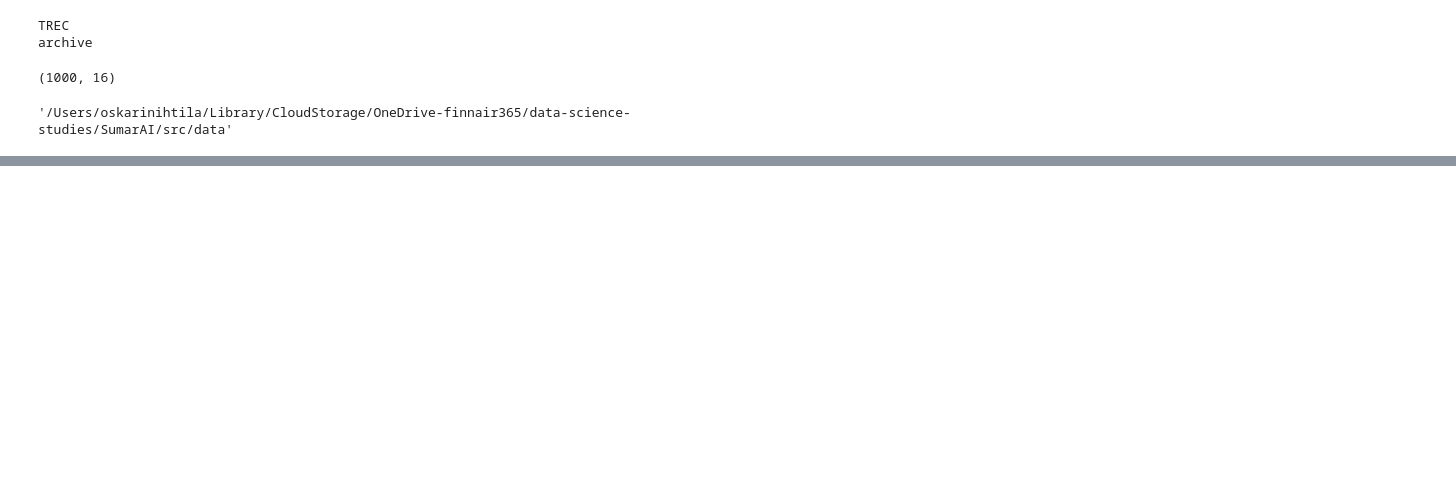
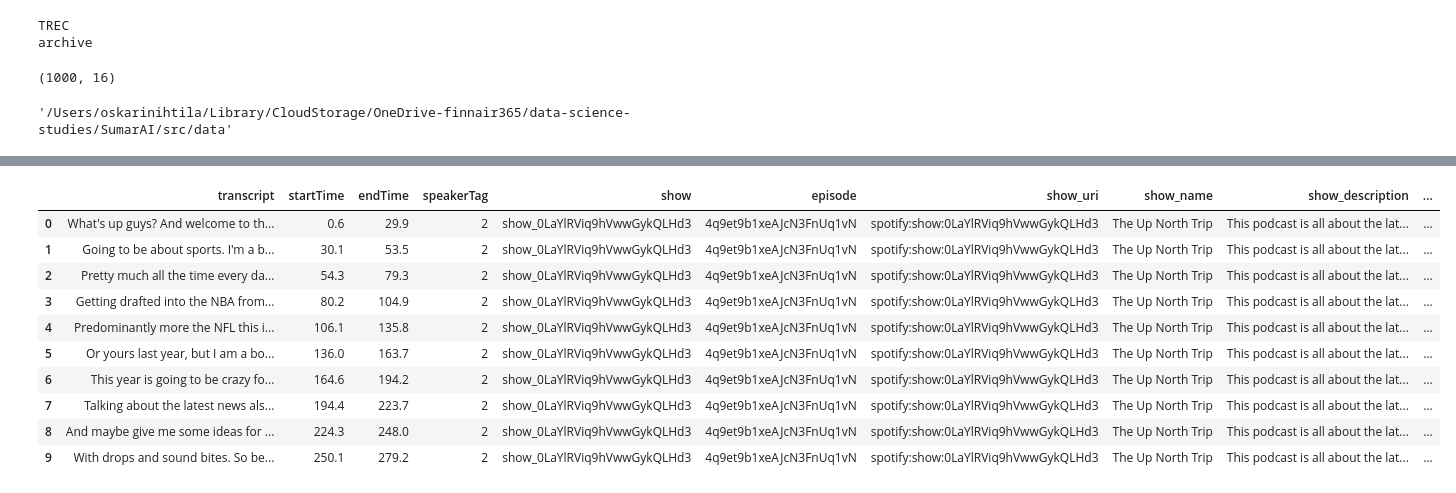
Before and after one commit to CSP-SumarAI/SumarAI, a Jupyter notebook: notebooks/json_parser.ipynb, the cells around one changed output, grey strips where cells are left out. Cells and saved outputs as stored; diff of their text form; code cells hidden in the pictures; blank space fills up the shorter version.

```diff
--- a/notebooks/json_parser.ipynb
+++ b/notebooks/json_parser.ipynb
@@ -268,0 +255,15 @@ read_from_s3(filename, filetype=None)
+# %%
+df = pd.read_csv('csv/transcript_timestamps.csv', index_col=0)
+df.head(10)
+# %% [output]
+|  | transcript | startTime | endTime | speakerTag | show | episode | show_uri | show_name | show_description | ... |
+| 0 | What's up guys? And welcome to th... | 0.6 | 29.9 | 2 | show_0LaYlRViq9hVwwGykQLHd3 | 4q9et9b1xeAJcN3FnUq1vN | spotify:show:0LaYlRViq9hVwwGykQLHd3 | The Up North Trip | This podcast is all about the lat... | ... |
+| 1 | Going to be about sports. I'm a b... | 30.1 | 53.5 | 2 | show_0LaYlRViq9hVwwGykQLHd3 | 4q9et9b1xeAJcN3FnUq1vN | spotify:show:0LaYlRViq9hVwwGykQLHd3 | The Up North Trip | This podcast is all about the lat... | ... |
+| 2 | Pretty much all the time every da... | 54.3 | 79.3 | 2 | show_0LaYlRViq9hVwwGykQLHd3 | 4q9et9b1xeAJcN3FnUq1vN | spotify:show:0LaYlRViq9hVwwGykQLHd3 | The Up North Trip | This podcast is all about the lat... | ... |
+| 3 | Getting drafted into the NBA from... | 80.2 | 104.9 | 2 | show_0LaYlRViq9hVwwGykQLHd3 | 4q9et9b1xeAJcN3FnUq1vN | spotify:show:0LaYlRViq9hVwwGykQLHd3 | The Up North Trip | This podcast is all about the lat... | ... |
+| 4 | Predominantly more the NFL this i... | 106.1 | 135.8 | 2 | show_0LaYlRViq9hVwwGykQLHd3 | 4q9et9b1xeAJcN3FnUq1vN | spotify:show:0LaYlRViq9hVwwGykQLHd3 | The Up North Trip | This podcast is all about the lat... | ... |
+| 5 | Or yours last year, but I am a bo... | 136.0 | 163.7 | 2 | show_0LaYlRViq9hVwwGykQLHd3 | 4q9et9b1xeAJcN3FnUq1vN | spotify:show:0LaYlRViq9hVwwGykQLHd3 | The Up North Trip | This podcast is all about the lat... | ... |
+| 6 | This year is going to be crazy fo... | 164.6 | 194.2 | 2 | show_0LaYlRViq9hVwwGykQLHd3 | 4q9et9b1xeAJcN3FnUq1vN | spotify:show:0LaYlRViq9hVwwGykQLHd3 | The Up North Trip | This podcast is all about the lat... | ... |
+| 7 | Talking about the latest news als... | 194.4 | 223.7 | 2 | show_0LaYlRViq9hVwwGykQLHd3 | 4q9et9b1xeAJcN3FnUq1vN | spotify:show:0LaYlRViq9hVwwGykQLHd3 | The Up North Trip | This podcast is all about the lat... | ... |
+| 8 | And maybe give me some ideas for ... | 224.3 | 248.0 | 2 | show_0LaYlRViq9hVwwGykQLHd3 | 4q9et9b1xeAJcN3FnUq1vN | spotify:show:0LaYlRViq9hVwwGykQLHd3 | The Up North Trip | This podcast is all about the lat... | ... |
+| 9 | With drops and sound bites. So be... | 250.1 | 279.2 | 2 | show_0LaYlRViq9hVwwGykQLHd3 | 4q9et9b1xeAJcN3FnUq1vN | spotify:show:0LaYlRViq9hVwwGykQLHd3 | The Up North Trip | This podcast is all about the lat... | ... |
```
Also changed, not shown: parts of 3 cells of this notebook, 8 other files.
